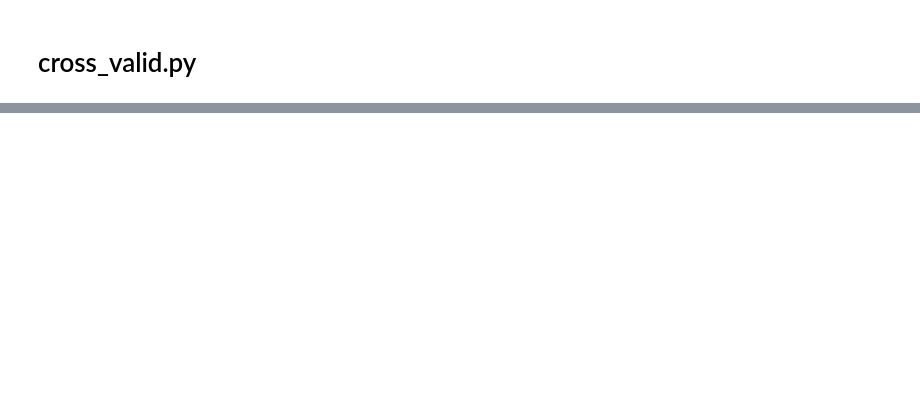
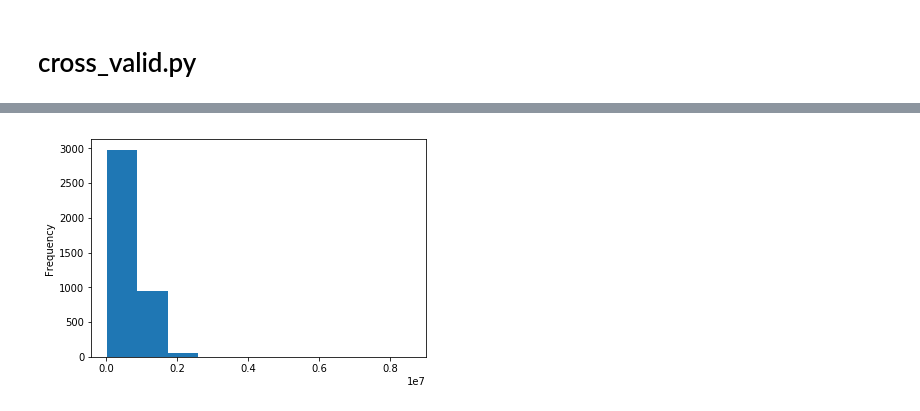
Before and after one commit to LauraElan/Computer_Security_Project, a Jupyter notebook: jupyter.ipynb, the cells around one changed output, grey strips where cells are left out. Drawn from its saved outputs; the diff is of its cells as text; code cells hidden in the pictures; blank space fills up the shorter version.

```diff
--- a/jupyter.ipynb
+++ b/jupyter.ipynb
@@ -42,0 +45,18 @@ def hello():
+# %%
+#Handy functions
+
+#Imports
+from sklearn.model_selection import StratifiedKFold
+import pickle as pkl
+import pandas as pd
+import glog as log
+import numpy as np
+
+import os
+def bashing(command):
+
+    os.system(command + " > bashFile")
+    with open("bashFile") as f:
+        for line in f.readlines():
+            print(line[:-1])
+train = pd.read_csv("train_samples.csv")
@@ -42,0 +96,9 @@ def hello():
+# %%
+train.Census_PrimaryDiskTotalCapacity.plot.hist()
+def policy42():
+    train.columns[42]
+    newSerie = train.Census_PrimaryDiskTotalCapacity[[str(val)=='nan' for val in train.Census_PrimaryDiskTotalCapacity]]
+    len(newSerie)
+    print(newSerie)
+# %% [output]
+[figure, added]
```
Also changed, not shown: parts of 103 cells of this notebook, 1 other file.
